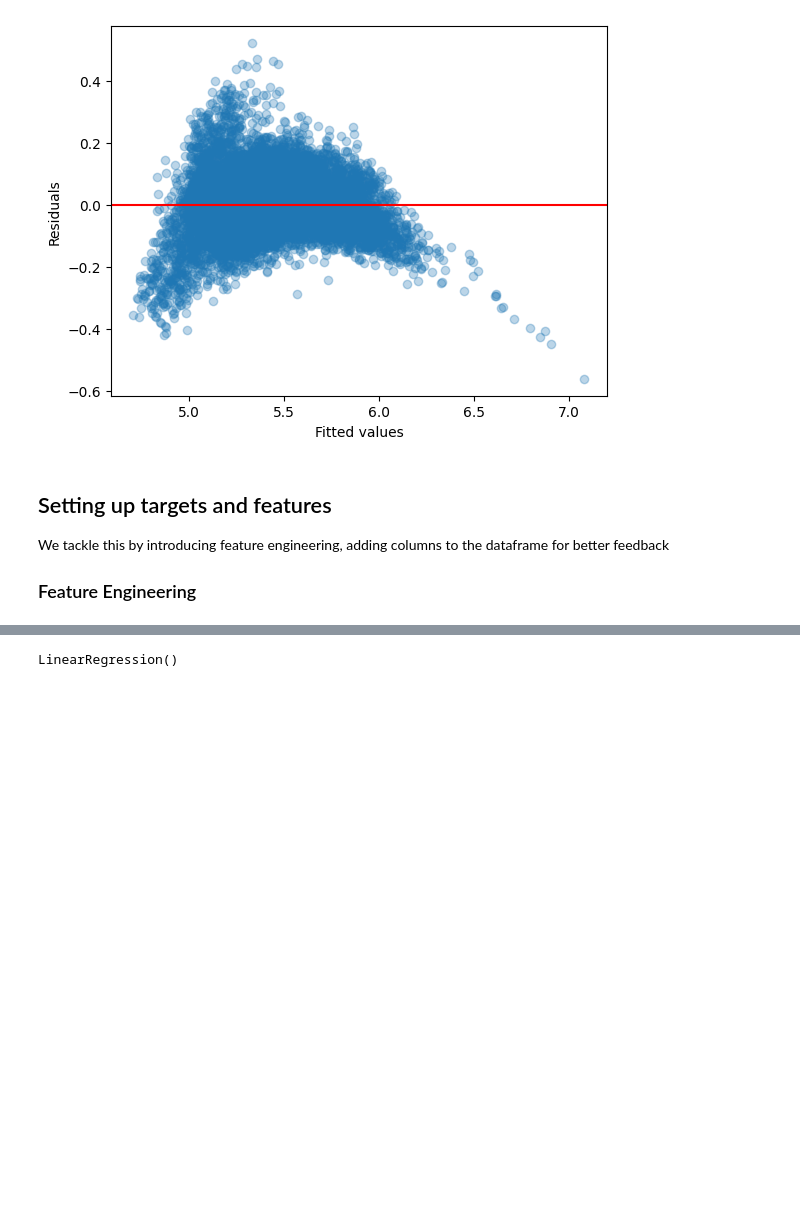
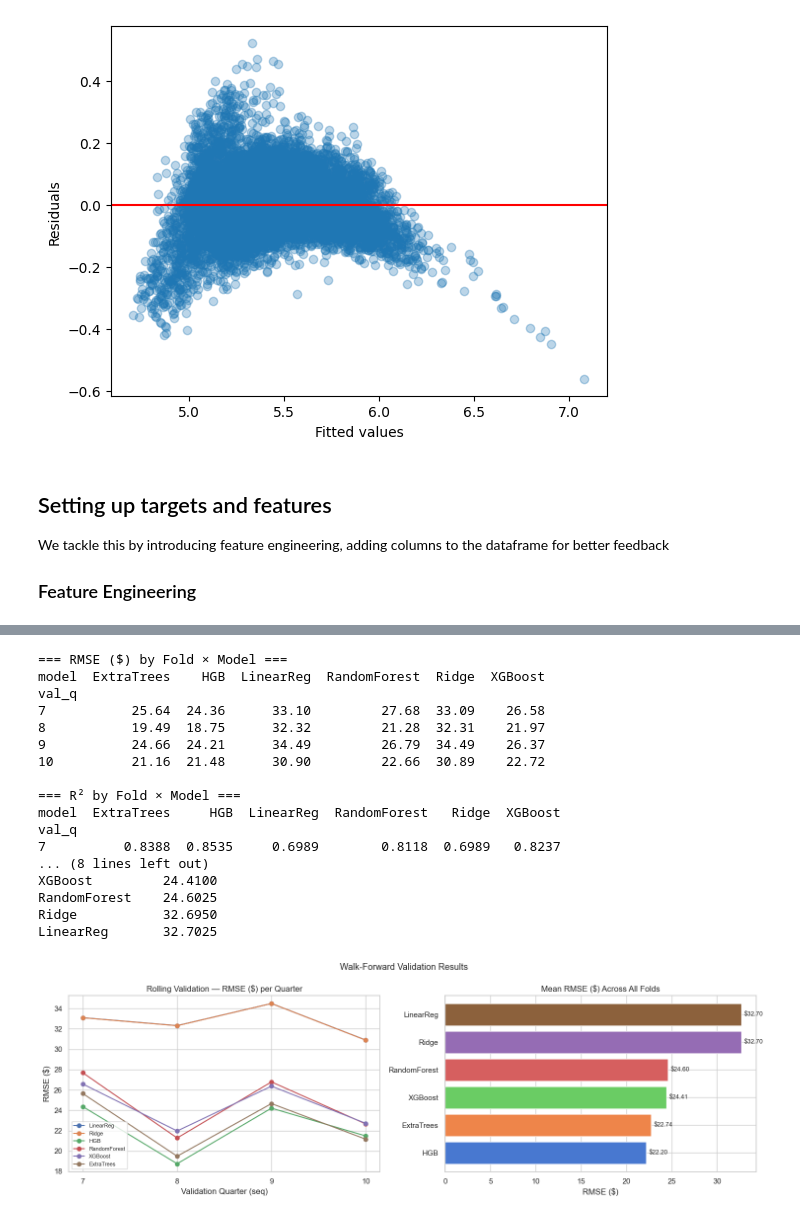
Before and after one commit to kienngyen/SDSS-Datathon-2026, a Jupyter notebook: data_case/Airline Tickets/models.ipynb, the cells around one changed output, grey strips where cells are left out. Saved outputs shown, nothing was run; the diff lists cells and outputs as text; code cells hidden in the pictures; blank space fills up the shorter version.

Commit message:
update models

```diff
--- a/data_case/Airline Tickets/models.ipynb
+++ b/data_case/Airline Tickets/models.ipynb
@@ -2,10 +2,12 @@
 # Linear Regression Naive
 # %%
 import pandas as pd
-import os
+import numpy as np
+from pathlib import Path
 
-csv_file = 'airline_ticket_dataset.csv'
+DATA_PATH = Path(r"c:\Users\Nguyen\Desktop\Programming Project\SDSS-Datathon-2026\data_case\Airline Tickets\airline_ticket_dataset.csv")
 
-data = pd.read_csv(csv_file)
+data = pd.read_csv(DATA_PATH)
+print(f"Shape: {data.shape}")
 data.describe()
 # %% [output]
@@ -190,8 +218,0 @@ X_test  = test_df[features]
-# %%
-from sklearn.preprocessing import StandardScaler
-
-scaler = StandardScaler()
-
-X_train_scaled = scaler.fit_transform(X_train)
-X_val_scaled   = scaler.transform(X_val)
-X_test_scaled  = scaler.transform(X_test)
@@ -200,8 +326,62 @@ X_test_scaled  = scaler.transform(X_test)
 # %%
-from sklearn.linear_model import LinearRegression
+import matplotlib.pyplot as plt
+import seaborn as sns
 
-model = LinearRegression()
-model.fit(X_train_scaled, y_train)
+sns.set_theme(style="whitegrid")
+
+# ── Summary pivot: avg RMSE($) per model across folds ─────────────────────────
+pivot_rmse = results_df.pivot(index="val_q", columns="model", values="rmse_usd")
+pivot_r2   = results_df.pivot(index="val_q", columns="model", values="r2")
+
+print("=== RMSE ($) by Fold × Model ===")
+print(pivot_rmse.to_string())
+print("\n=== R² by Fold × Model ===")
+print(pivot_r2.to_string())
+
+mean_rmse = results_df.groupby("model")["rmse_usd"].mean().sort_values()
+print("\n=== Mean RMSE($) across all folds (lower = better) ===")
+print(mean_rmse.to_string())
+
+# ── Plot ──────────────────────────────────────────────────────────────────────
+fig, axes = plt.subplots(1, 2, figsize=(15, 5))
+
+# (a) RMSE per fold
+for model_name in results_df["model"].unique():
+    sub = results_df[results_df["model"] == model_name].sort_values("val_q")
+    axes[0].plot(sub["val_q"].astype(str), sub["rmse_usd"], marker="o", label=model_name)
+axes[0].set_title("Rolling Validation — RMSE ($) per Quarter")
+axes[0].set_xlabel("Validation Quarter (seq)")
+axes[0].set_ylabel("RMSE ($)")
+axes[0].legend(fontsize=8)
+
+# (b) Mean RMSE bar chart
+axes[1].barh(mean_rmse.index, mean_rmse.values,
+             color=sns.color_palette("muted", len(mean_rmse)))
+for i, v in enumerate(mean_rmse.values):
+    axes[1].text(v + 0.3, i, f"${v:.2f}", va="center", fontsize=9)
+axes[1].set_title("Mean RMSE ($) Across All Folds")
+axes[1].set_xlabel("RMSE ($)")
+
+plt.suptitle("Walk-Forward Validation Results", fontsize=13)
+plt.tight_layout()
+plt.show()
 # %% [output]
-LinearRegression()
+=== RMSE ($) by Fold × Model ===
+model  ExtraTrees    HGB  LinearReg  RandomForest  Ridge  XGBoost
+val_q
+7           25.64  24.36      33.10         27.68  33.09    26.58
+8           19.49  18.75      32.32         21.28  32.31    21.97
+9           24.66  24.21      34.49         26.79  34.49    26.37
+10          21.16  21.48      30.90         22.66  30.89    22.72
+
+=== R² by Fold × Model ===
+model  ExtraTrees     HGB  LinearReg  RandomForest   Ridge  XGBoost
+val_q
+7          0.8388  0.8535     0.6989        0.8118  0.6989   0.8237
+... (8 lines left out)
+XGBoost         24.4100
+RandomForest    24.6025
+Ridge           32.6950
+LinearReg       32.7025
+[figure, added]
 # %% [markdown]
```
Also changed, not shown: parts of 24 cells of this notebook.
